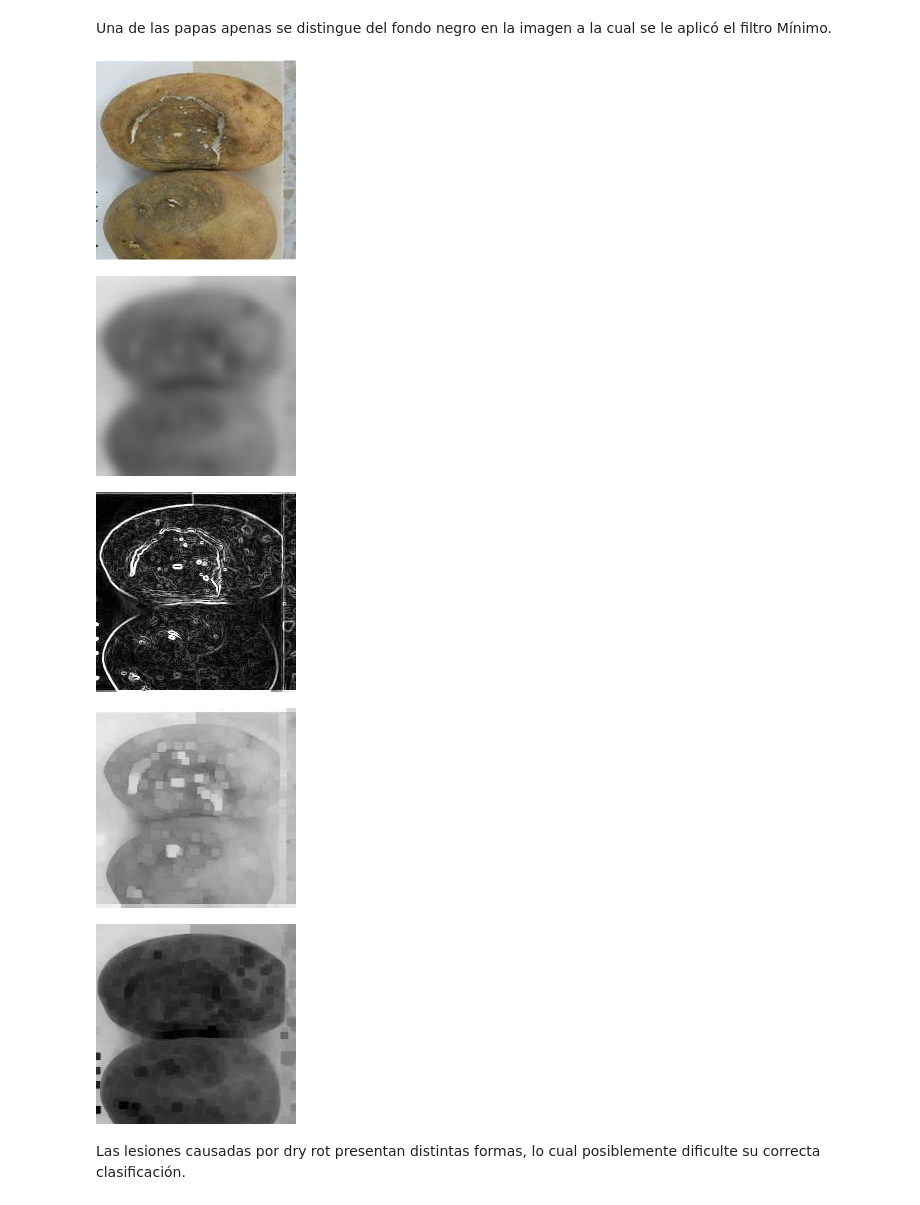
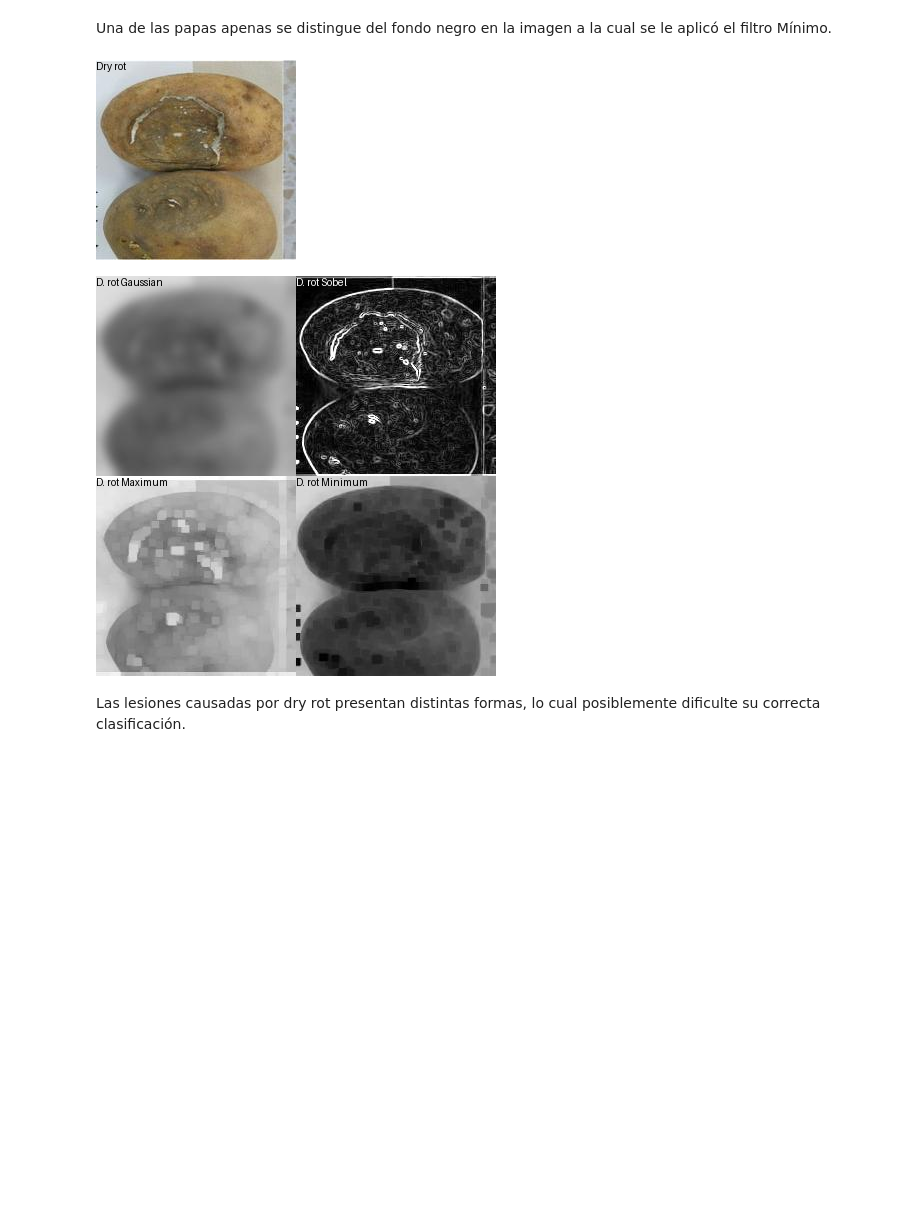
Before and after one commit to principioincertidumbre/ComputerVision, a Jupyter notebook: IntroCV_Tarea_2_Sofía_Vits.ipynb, the cells around one changed output. Saved outputs shown, nothing was run; the diff lists cells and outputs as text; code cells hidden in the pictures; blank space fills up the shorter version.

```diff
--- a/IntroCV_Tarea_2_Sofía_Vits.ipynb
+++ b/IntroCV_Tarea_2_Sofía_Vits.ipynb
@@ -390,6 +391,18 @@ for filename in glob.glob('/content/drive/MyDrive/potato/Healthy Potatoes Min/*.
 ## Resultado del pre-procesamiento del dataset de papas
 
 En esta sección se muestran ejemplos de papas sanas e infectadas por blackleg, common scab, y dry rot. En todos los casos se comparan imágenes sin filtrar con fotografías a las cuales se les aplicó desenfoque Gaussiano, detección de bordes mediante un filtro Sobel, y filtros Máximo y Mínimo.
+# %%
+def image_grid(imgs, rows, cols):
+    assert len(imgs) == rows*cols
+
+    w, h = imgs[0].size
+    grid = Image.new('RGB', size=(cols*w, rows*h))
+    grid_w, grid_h = grid.size
+
+
+    for i, img in enumerate(imgs):
+        grid.paste(img, box=(i%cols*w, i//cols*h))
+    return grid
 # %%
 # Compara papa afectada por blackleg antes y después de aplicar desenfoque Gaussiano, filtros Sobel, Máximo y Mínimo
 
@@ -539,31 +577,35 @@ display(pil_im_mi5)
 # %%
 # Compara papa afectada por dry rot antes y después de aplicar desenfoque Gaussiano, filtros Sobel, Máximo y Mínimo
 
 # Original
-pil_im6 = Image.open('{}/55.jpg'.format(inPath3))
+pil_im6 = Image.open('{}/55.jpg'.format(inPath3)).convert('RGB')
+ImageDraw.Draw(pil_im6).text((0, 0),'Dry rot', (0, 0, 0))
 display(pil_im6)
 
 # Desenfoque Gaussiano
-pil_im_g6 = Image.open('{}/55.jpg'.format(inPath7))
-display(pil_im_g6)
+pil_im_g6 = Image.open('{}/55.jpg'.format(inPath7)).convert('RGB')
+ImageDraw.Draw(pil_im_g6).text((0, 0),'D. rot Gaussian', (0, 0, 0))
 
 # Sobel
-pil_im_s6 = Image.open('{}/55.jpg'.format(inPath11))
-display(pil_im_s6)
+pil_im_s6 = Image.open('{}/55.jpg'.format(inPath11)).convert('RGB')
+ImageDraw.Draw(pil_im_s6).text((0, 0),'D. rot Sobel', (255, 255, 255))
 
 # Máximo
-pil_im_m6 = Image.open('{}/55.jpg'.format(inPath15))
-display(pil_im_m6)
+pil_im_m6 = Image.open('{}/55.jpg'.format(inPath15)).convert('RGB')
+ImageDraw.Draw(pil_im_m6).text((0, 0),'D. rot Maximum', (0, 0, 0))
 
 # Mínimo
-pil_im_mi6 = Image.open('{}/55.jpg'.format(inPath19))
-display(pil_im_mi6)
+pil_im_mi6 = Image.open('{}/55.jpg'.format(inPath19)).convert('RGB')
+ImageDraw.Draw(pil_im_mi6).text((0, 0),'D. rot Minimum', (0, 0, 0))
+
+imgs = [pil_im_g6, pil_im_s6, pil_im_m6, pil_im_mi6]
+
+grid = image_grid(imgs, rows=2, cols=2)
+
+display(grid)
 # %% [output]
-[figure, old version]
+[figure, new version]
-[figure, old version]
+[figure, new version]
-[figure, removed]
-[figure, removed]
-[figure, removed]
 # %% [markdown]
 Las lesiones causadas por dry rot presentan distintas formas, lo cual posiblemente dificulte su correcta clasificación.
 # %%
```
Also changed, not shown: parts of 10 cells of this notebook.
